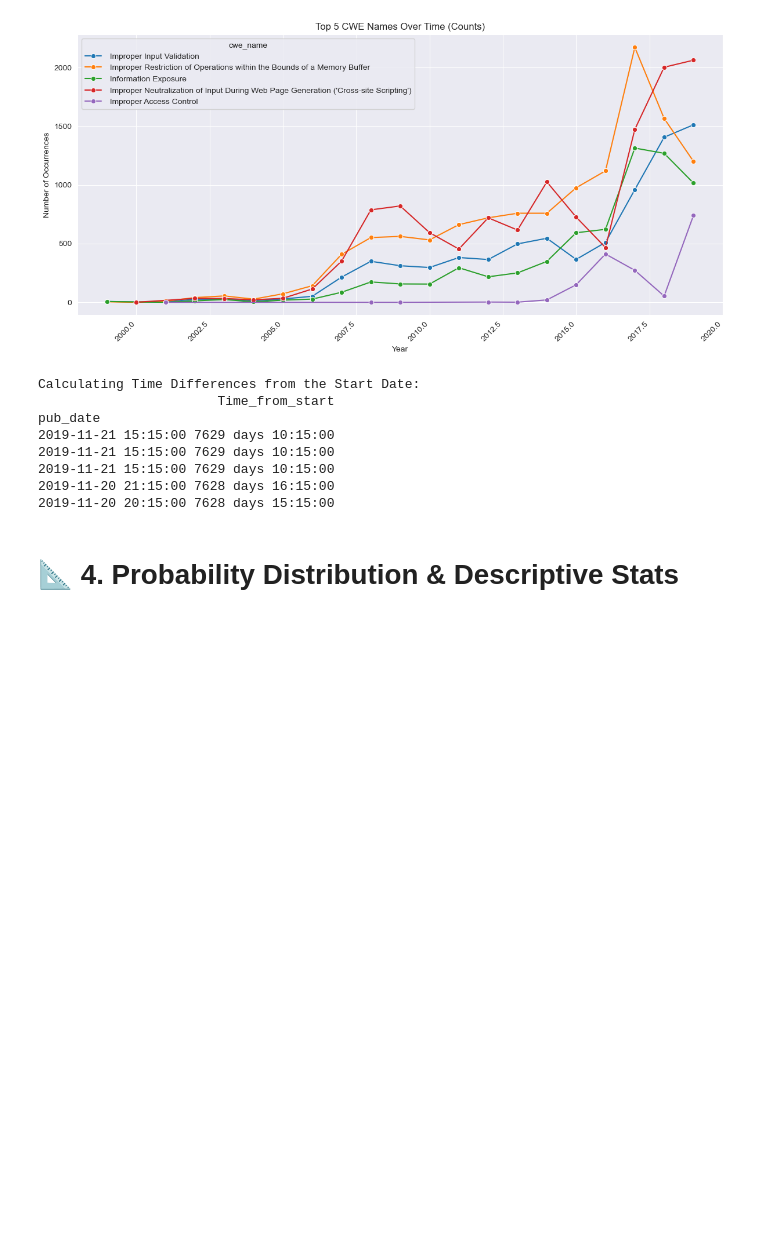
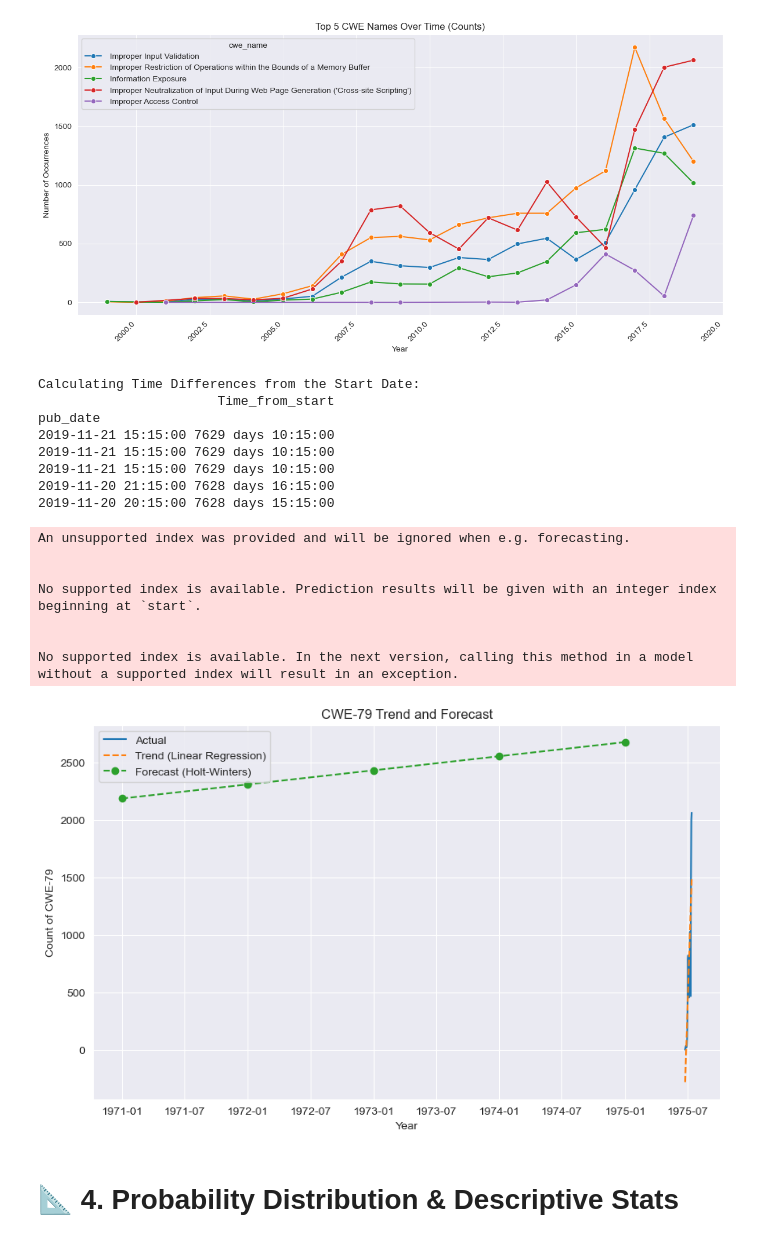
Before and after one commit to 01Qin/DataAnalytics, a Jupyter notebook: mini_project/Common Vulnerability.ipynb, the cells around one changed output. Saved outputs shown, nothing was run; the diff lists cells and outputs as text; code cells hidden in the pictures; blank space fills up the shorter version.

```diff
--- a/mini_project/Common Vulnerability.ipynb
+++ b/mini_project/Common Vulnerability.ipynb
@@ -238,6 +238,48 @@ pub_date
 2019-11-21 15:15:00 7629 days 10:15:00
 2019-11-20 21:15:00 7628 days 16:15:00
 2019-11-20 20:15:00 7628 days 15:15:00
+# %%
+
+target_cwe_code = 79
+# Create a time series of the counts of the target CWE
+time_series = df[df['cwe_code'] == target_cwe_code].groupby('year')['cwe_code'].count()
+
+# 2. (Optional) Analyze Trend Component using Linear Regression
+# This can help understand the historical trend, but isn't directly used in forecasting
+X = time_series.index.values.reshape(-1, 1)  # Years as features
+y = time_series.values  # Counts as target
+trend_model = LinearRegression()
+trend_model.fit(X, y)
+trend_line = trend_model.predict(X)
+
+# 3. Time Series Forecasting (Exponential Smoothing - Holt-Winters)
+# This is the core forecasting part
+model = ExponentialSmoothing(time_series, trend='add', seasonal=None) # Adjust trend/seasonal as needed
+model_fit = model.fit()
+forecast_steps = 5  # Number of years to forecast into the future
+forecast = model_fit.forecast(steps=forecast_steps)
+
+
+# 4. Plotting
+plt.figure(figsize=(10, 6))
+plt.plot(time_series.index, time_series.values, label='Actual')
+plt.plot(time_series.index, trend_line, label='Trend (Linear Regression)', linestyle='--')  # Optional
+plt.plot(pd.date_range(start=time_series.index[-1], periods=forecast_steps + 1, freq='YS-JAN')[1:],
+         forecast, label='Forecast (Holt-Winters)', linestyle='--', marker='o')
+plt.xlabel("Year")
+plt.ylabel("Count of CWE-79")
+plt.title("CWE-79 Trend and Forecast")
+plt.legend()
+plt.show()
+# %% [output]
+An unsupported index was provided and will be ignored when e.g. forecasting.
+
+
+No supported index is available. Prediction results will be given with an integer index beginning at `start`.
+
+
+No supported index is available. In the next version, calling this method in a model without a supported index will result in an exception.
+[figure, added]
 # %% [markdown]
 # 📐 4. Probability Distribution & Descriptive Stats
 # %% [markdown]
```
Also changed, not shown: parts of 14 cells of this notebook.
